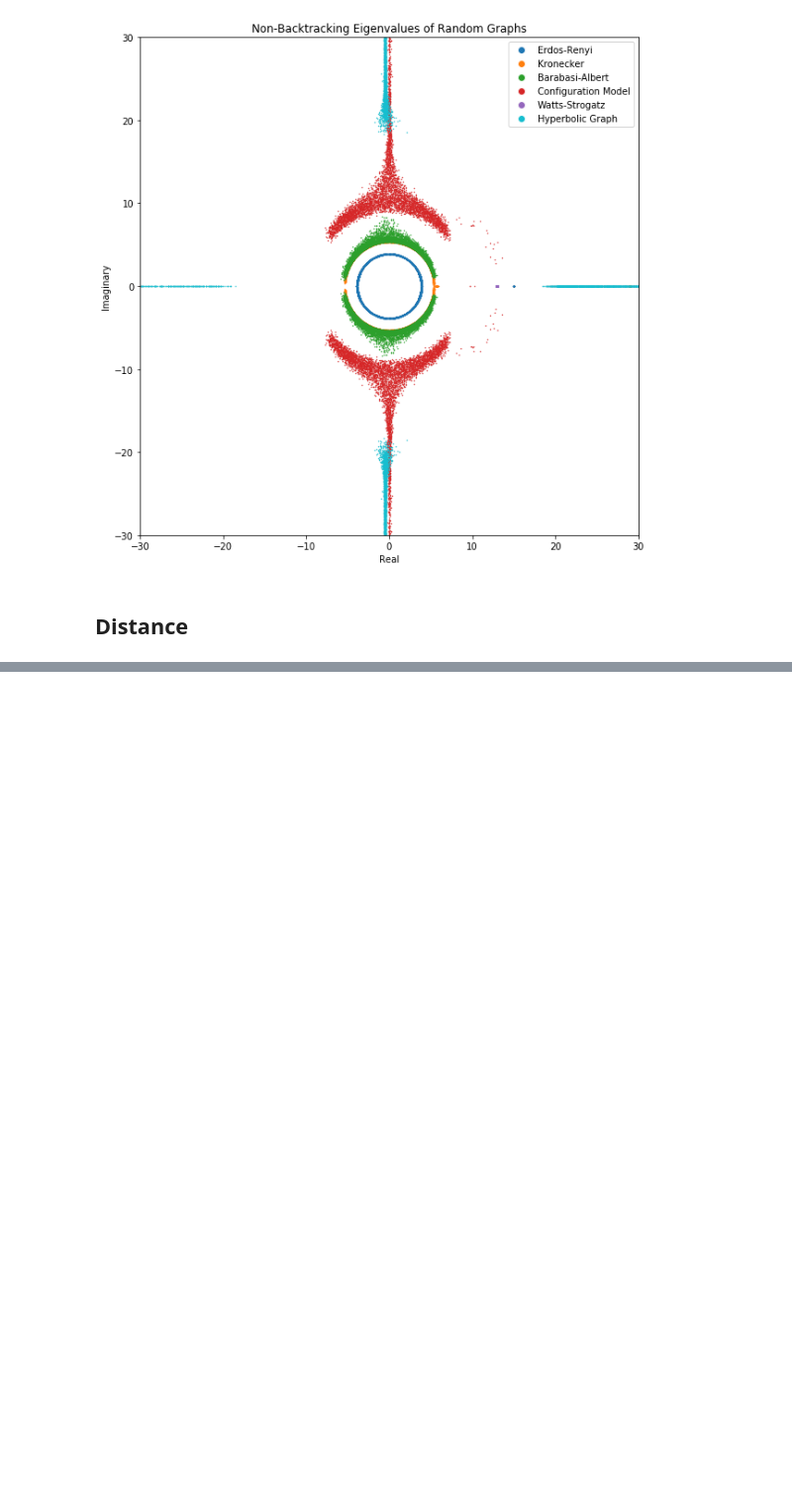
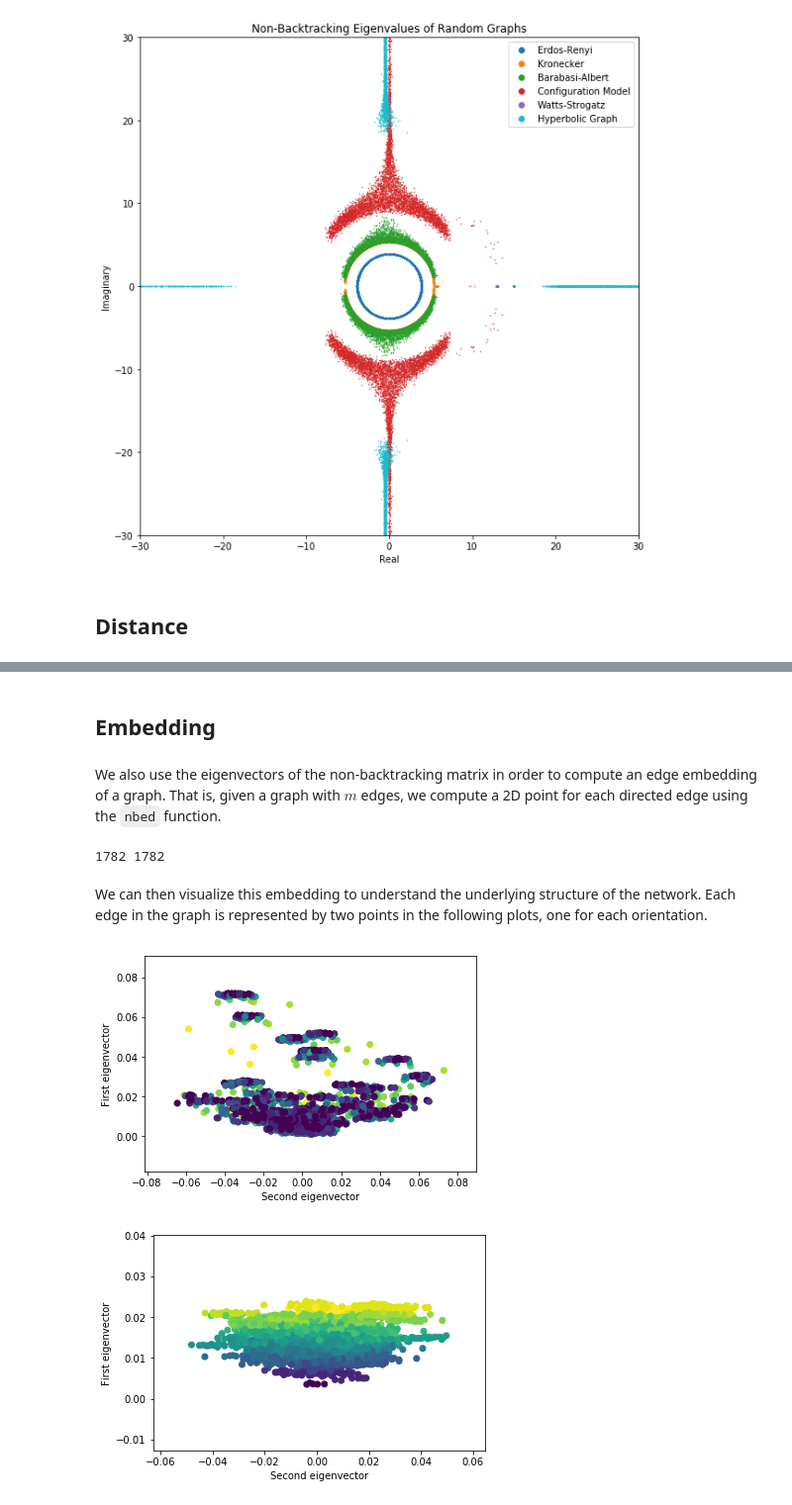
Before and after one commit to leotrs/sunbeam, a Jupyter notebook: example.ipynb, the cells around one changed output, grey strips where cells are left out. Shown at 99% size. Cells and saved outputs as stored; diff of their text form; code cells hidden in the pictures; blank space fills up the shorter version.

```diff
--- a/example.ipynb
+++ b/example.ipynb
@@ -107,0 +96,11 @@ Once in this reduced space, one can compute the distance between two graphs by u
+# %%
+import timeit
+start = timeit.default_timer()
+er = nx.erdos_renyi_graph(300, 0.05)
+ba = nx.barabasi_albert_graph(300, 3)
+dist1 = nbd(er, er)
+dist2 = nbd(ba, ba)
+dist3 = nbd(er, ba)
+end = timeit.default_timer()
+print("{:.3f}, {:.3f}, {:.3f}".format(dist1, dist2, dist3))
+print("Elapsed time: {}".format(end - start))
@@ -107,0 +125,17 @@ Once in this reduced space, one can compute the distance between two graphs by u
+# %% [markdown]
+## Embedding
+# %% [markdown]
+We also use the eigenvectors of the non-backtracking matrix in order to compute an edge embedding of a graph. That is, given a graph with $m$ edges, we compute a 2D point for each directed edge using the `nbed` function.
+# %%
+emb = nbed(ba)
+print(2*ba.size(), emb.shape[0])
+# %% [output]
+1782 1782
+# %% [markdown]
+We can then visualize this embedding to understand the underlying structure of the network. Each edge in the graph is represented by two points in the following plots, one for each orientation.
+# %%
+visualize_nbed(ba, emb=emb, color='source', log=True)
+visualize_nbed(er, color='target', log=False)
+# %% [output]
+[figure, added]
+[figure, added]
```
Also changed, not shown: parts of 10 cells of this notebook, 2 other files.
